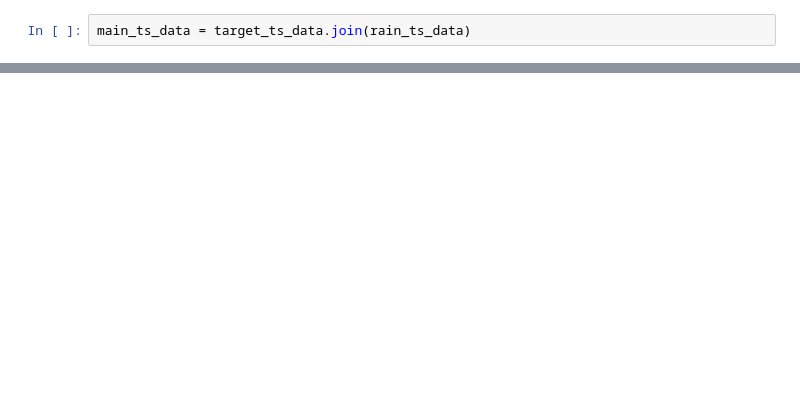
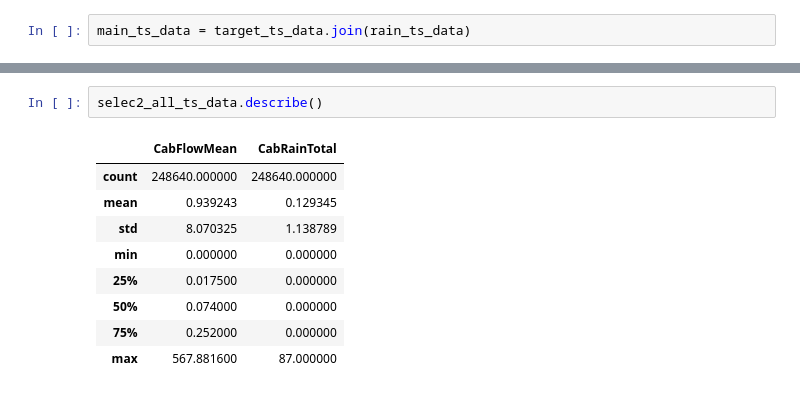
Before and after one commit to YX577/floodprediction, a Jupyter notebook: Model_1_Caboolture_Basin_Hourly.ipynb, the cells around one changed output, grey strips where cells are left out. Drawn from its saved outputs; the diff is of its cells as text; blank space fills up the shorter version.

```diff
--- a/Model_1_Caboolture_Basin_Hourly.ipynb
+++ b/Model_1_Caboolture_Basin_Hourly.ipynb
@@ -193,3 +184,15 @@ Timestamp('1965-01-10 12:00:00')
+# %%
+selec2_all_ts_data.describe()
+# %% [output]
+|  | CabFlowMean | CabRainTotal |
+| count | 248640.000000 | 248640.000000 |
+| mean | 0.939243 | 0.129345 |
+| std | 8.070325 | 1.138789 |
+| min | 0.000000 | 0.000000 |
+| 25% | 0.017500 | 0.000000 |
+| 50% | 0.074000 | 0.000000 |
+| 75% | 0.252000 | 0.000000 |
+| max | 567.881600 | 87.000000 |
 # %%
 # Plot filter
 
```
Also changed, not shown: parts of 24 cells of this notebook.
